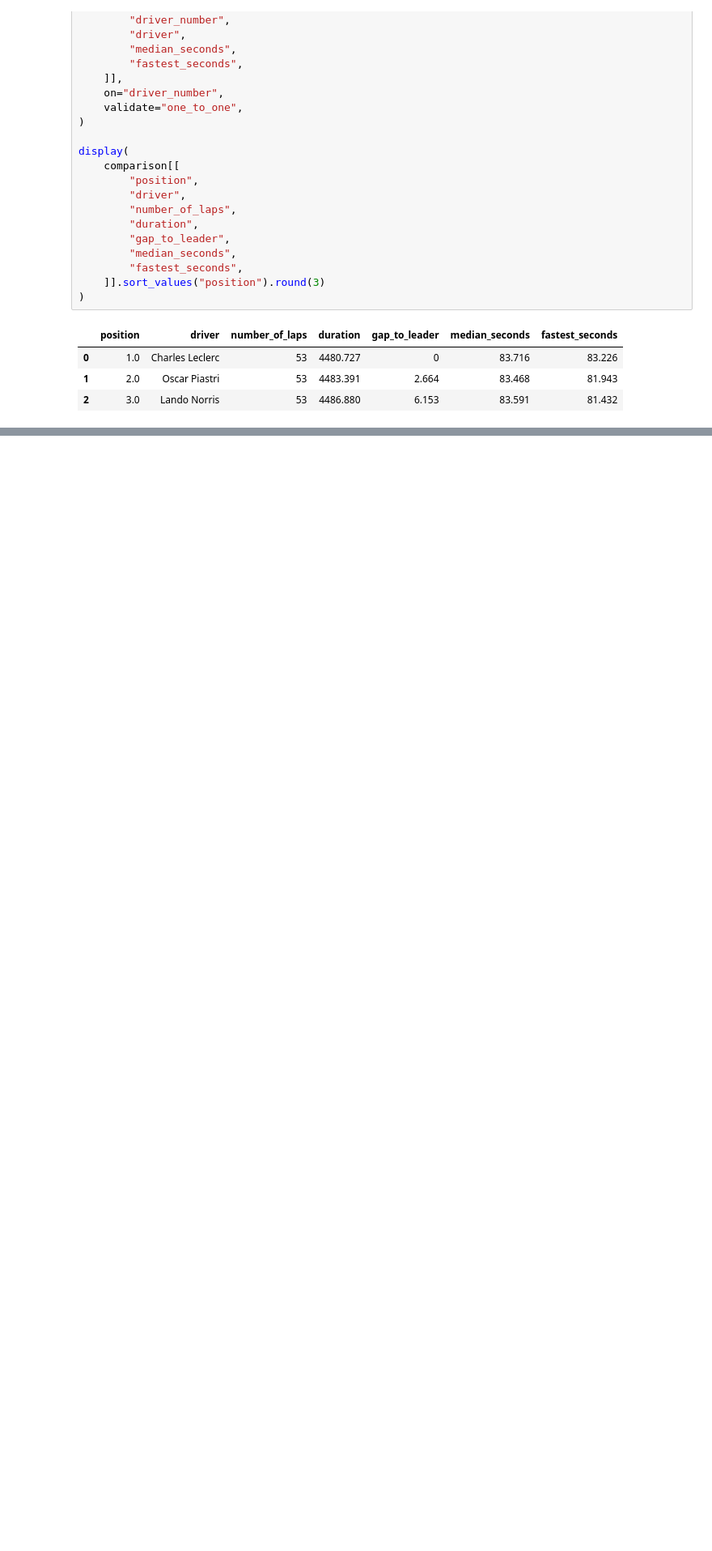
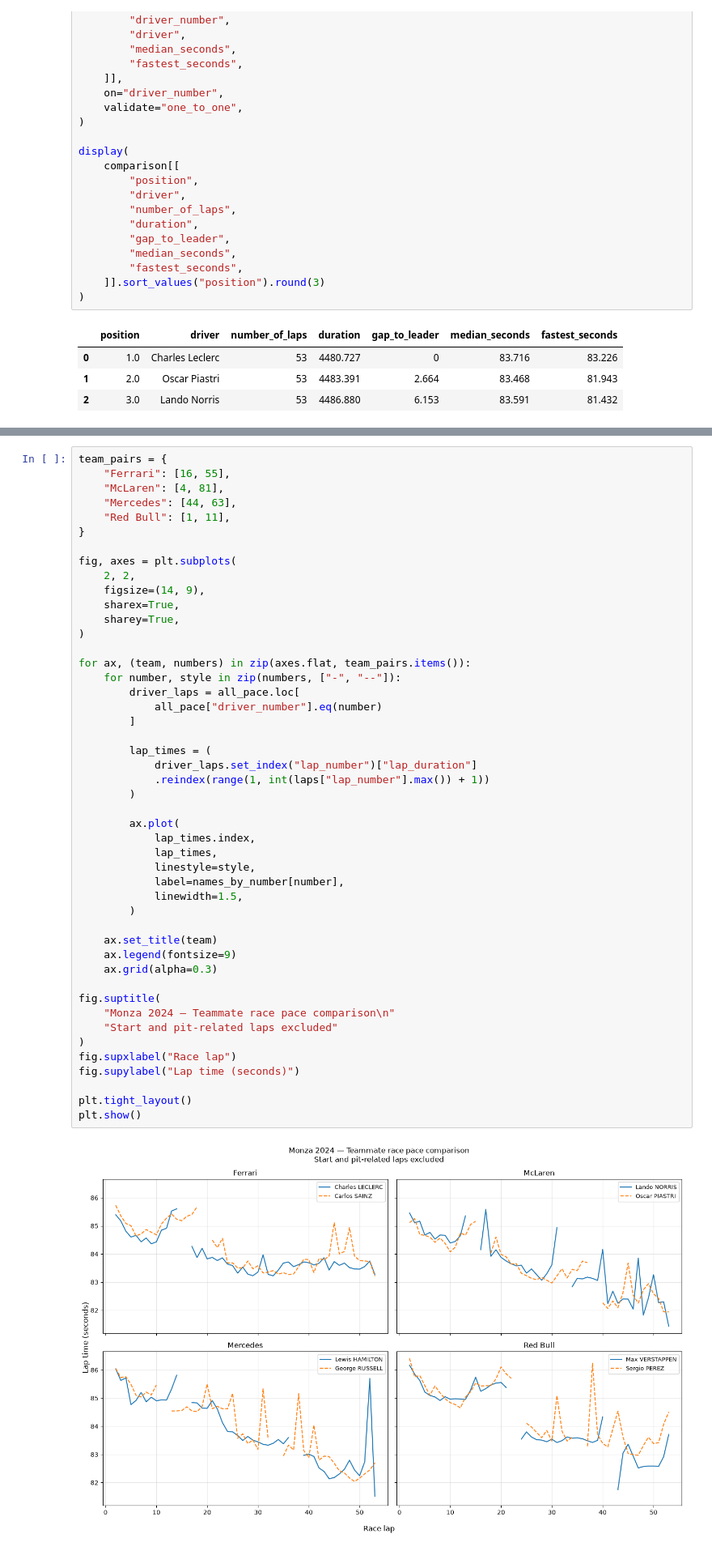
Before and after one commit to Aishendo/f1-race-analysis, a Jupyter notebook: race_analysis.ipynb, the cells around one changed output, grey strips where cells are left out. Shown at 81% size. Saved outputs shown, nothing was run; the diff lists cells and outputs as text; blank space fills up the shorter version.

```diff
--- a/race_analysis.ipynb
+++ b/race_analysis.ipynb
@@ -658,0 +778,49 @@ print("Результаты гонки и сравнительная табли
+# %%
+team_pairs = {
+    "Ferrari": [16, 55],
+    "McLaren": [4, 81],
+    "Mercedes": [44, 63],
+    "Red Bull": [1, 11],
+}
+
+fig, axes = plt.subplots(
+    2, 2,
+    figsize=(14, 9),
+    sharex=True,
+    sharey=True,
+)
+
+for ax, (team, numbers) in zip(axes.flat, team_pairs.items()):
+    for number, style in zip(numbers, ["-", "--"]):
+        driver_laps = all_pace.loc[
+            all_pace["driver_number"].eq(number)
+        ]
+
+        lap_times = (
+            driver_laps.set_index("lap_number")["lap_duration"]
+            .reindex(range(1, int(laps["lap_number"].max()) + 1))
+        )
+
+        ax.plot(
+            lap_times.index,
+            lap_times,
+            linestyle=style,
+            label=names_by_number[number],
+            linewidth=1.5,
+        )
+
+    ax.set_title(team)
+    ax.legend(fontsize=9)
+    ax.grid(alpha=0.3)
+
+fig.suptitle(
+    "Monza 2024 — Teammate race pace comparison\n"
+    "Start and pit-related laps excluded"
+)
+fig.supxlabel("Race lap")
+fig.supylabel("Lap time (seconds)")
+
+plt.tight_layout()
+plt.show()
+# %% [output]
+[figure, added]
```
Also changed, not shown: parts of 13 cells of this notebook, 1 other file.
